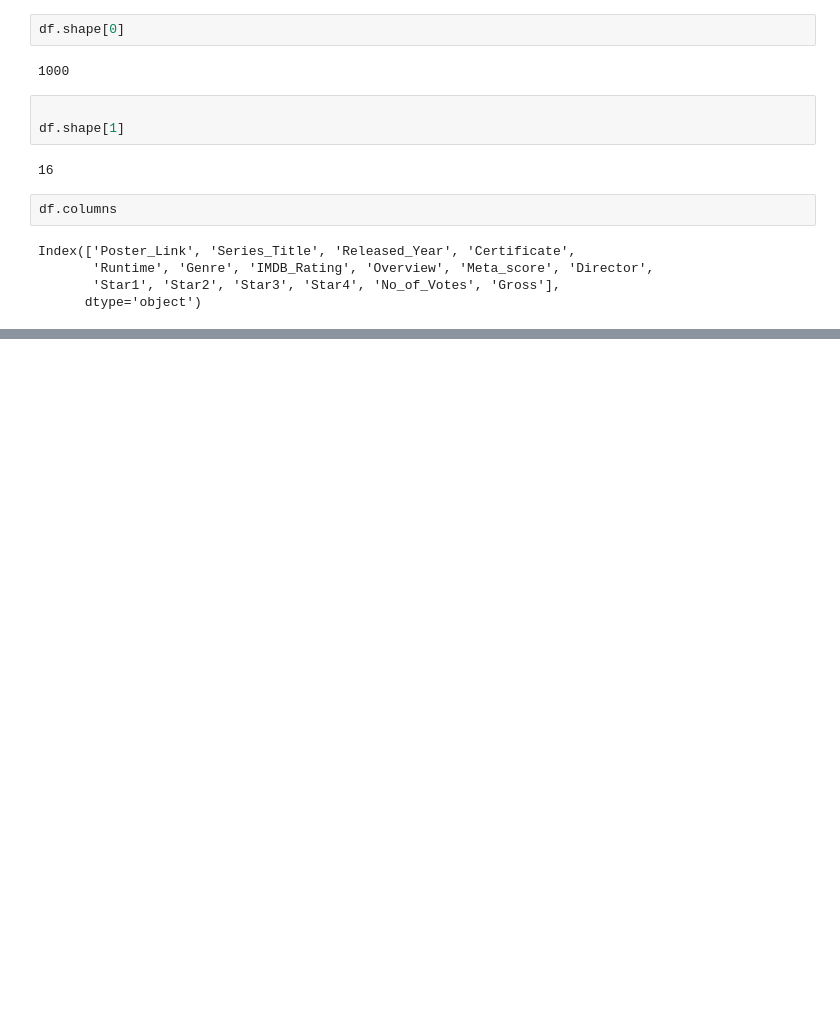
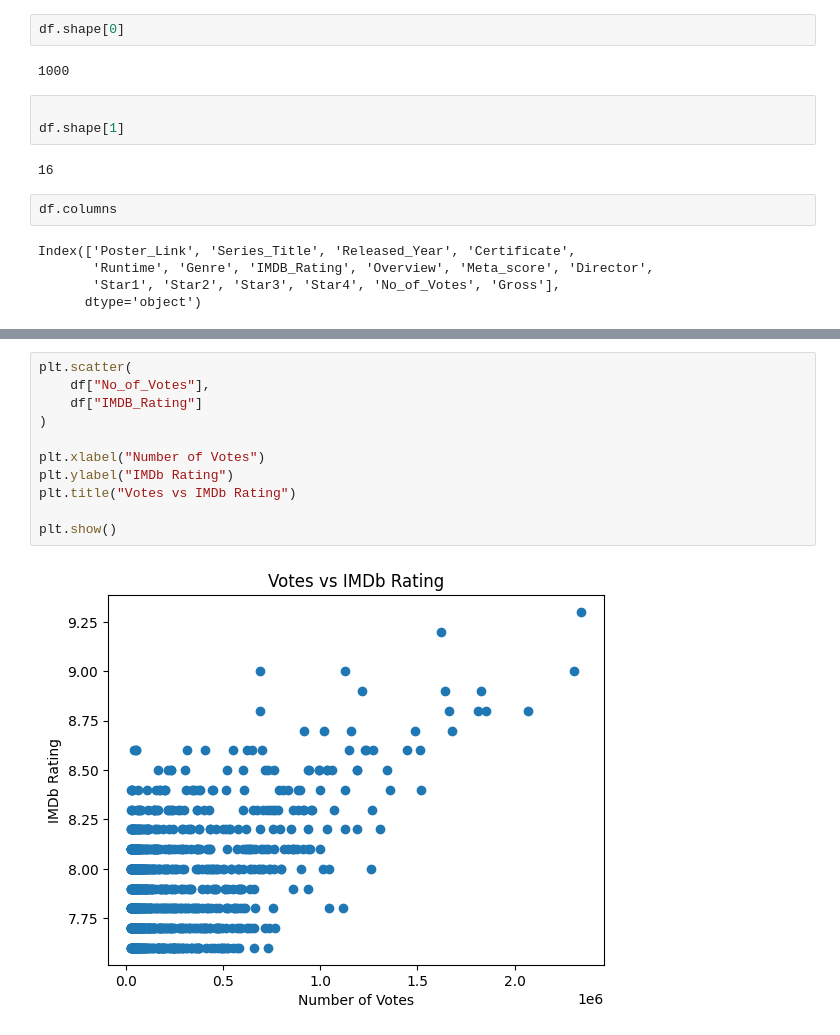
Before and after one commit to Manikanta-23-ai/ML-LEARNING-ADVANCED, a Jupyter notebook: ML_LEARNING_FOUNDATIONS.ipynb, the cells around one changed output, grey strips where cells are left out. Cells and saved outputs as stored; diff of their text form; blank space fills up the shorter version.

```diff
--- a/ML_LEARNING_FOUNDATIONS.ipynb
+++ b/ML_LEARNING_FOUNDATIONS.ipynb
@@ -81,0 +427,13 @@ Index(['Poster_Link', 'Series_Title', 'Released_Year', 'Certificate',
+# %%
+plt.scatter(
+    df["No_of_Votes"],
+    df["IMDB_Rating"]
+)
+
+plt.xlabel("Number of Votes")
+plt.ylabel("IMDb Rating")
+plt.title("Votes vs IMDb Rating")
+
+plt.show()
+# %% [output]
+[figure, added]
```
Also changed, not shown: parts of 33 cells of this notebook.
